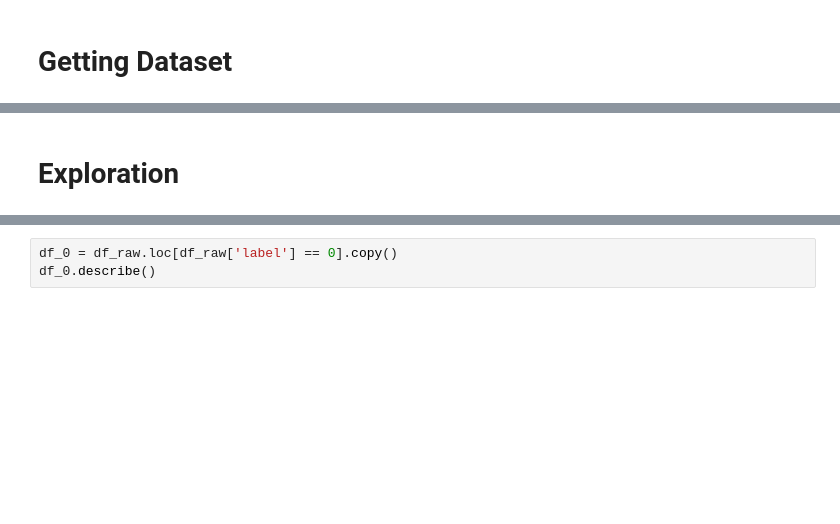
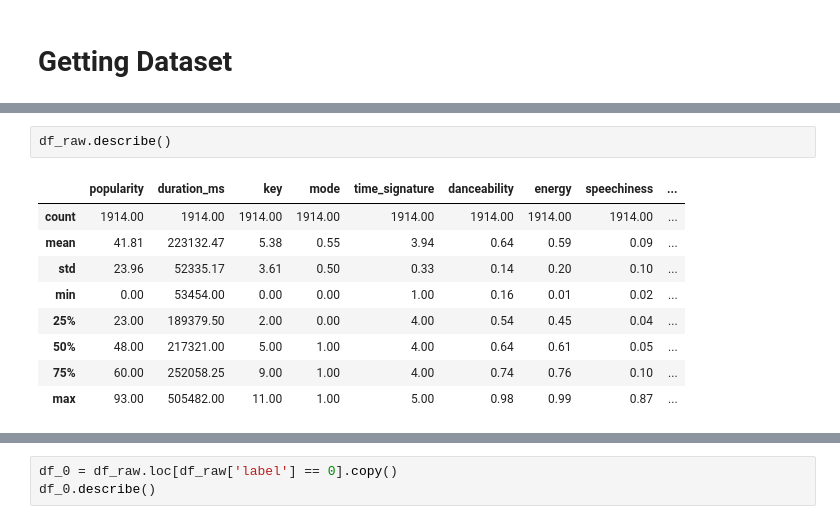
Before and after one commit to marcelodof/spotify-playlist-manager, a Jupyter notebook: notebook/PlaylistManagerNotebook.ipynb, the cells around one changed output, grey strips where cells are left out. Cells and saved outputs as stored; diff of their text form; blank space fills up the shorter version.

```diff
--- a/notebook/PlaylistManagerNotebook.ipynb
+++ b/notebook/PlaylistManagerNotebook.ipynb
@@ -46,5 +53,15 @@ df_raw.head()
 | 2 | 6QHGyXR0m3PDStlyHN8dYK | https://open.spotify.com/track/6Q... | Stay Alive | José González | Stay Alive (From The Secret Life ... | False | 16 | 266906 | 6 | 1 | ... |
 | 3 | 3usVf6rhG6vDjcodeavHde | https://open.spotify.com/track/3u... | Sozinho - Live In Brazil / 1998 | Caetano Veloso | Prenda Minha (Live) | False | 1 | 190496 | 11 | 0 | ... |
 | 4 | 0sTr29gwWE4wIxjMLytsOu | https://open.spotify.com/track/0s... | If You Believe | Sasha | Greatest Hits | False | 42 | 239973 | 5 | 1 | ... |
-# %% [markdown]
-# Exploration
+# %%
+df_raw.describe()
+# %% [output]
+|  | popularity | duration_ms | key | mode | time_signature | danceability | energy | speechiness | ... |
+| count | 1914.00 | 1914.00 | 1914.00 | 1914.00 | 1914.00 | 1914.00 | 1914.00 | 1914.00 | ... |
+| mean | 41.81 | 223132.47 | 5.38 | 0.55 | 3.94 | 0.64 | 0.59 | 0.09 | ... |
+| std | 23.96 | 52335.17 | 3.61 | 0.50 | 0.33 | 0.14 | 0.20 | 0.10 | ... |
+| min | 0.00 | 53454.00 | 0.00 | 0.00 | 1.00 | 0.16 | 0.01 | 0.02 | ... |
+| 25% | 23.00 | 189379.50 | 2.00 | 0.00 | 4.00 | 0.54 | 0.45 | 0.04 | ... |
+| 50% | 48.00 | 217321.00 | 5.00 | 1.00 | 4.00 | 0.64 | 0.61 | 0.05 | ... |
+| 75% | 60.00 | 252058.25 | 9.00 | 1.00 | 4.00 | 0.74 | 0.76 | 0.10 | ... |
+| max | 93.00 | 505482.00 | 11.00 | 1.00 | 5.00 | 0.98 | 0.99 | 0.87 | ... |
```
Also changed, not shown: parts of 19 cells of this notebook.
